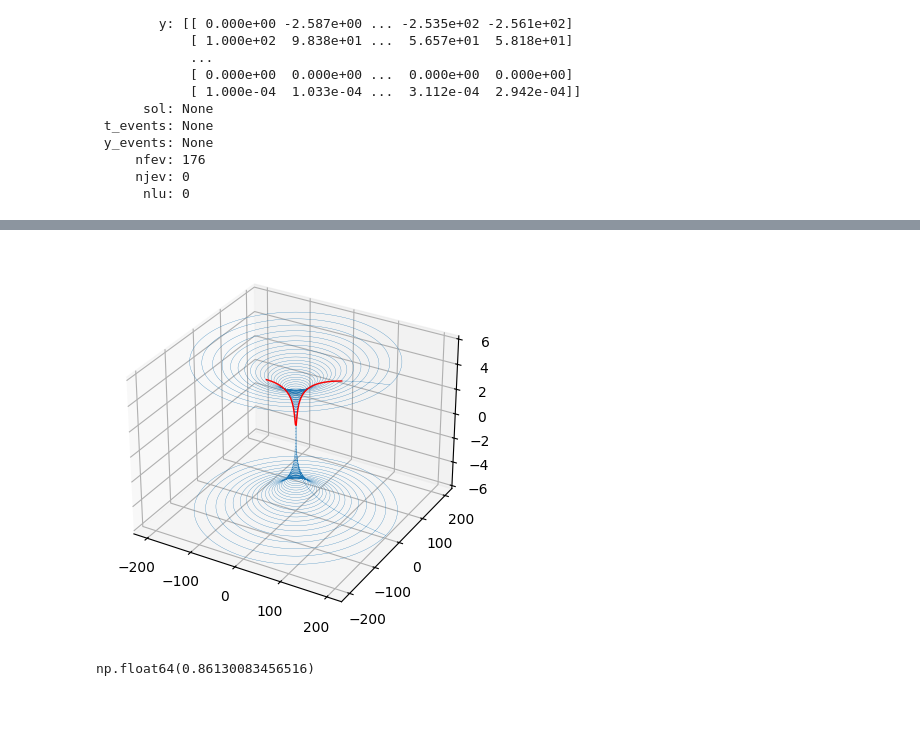
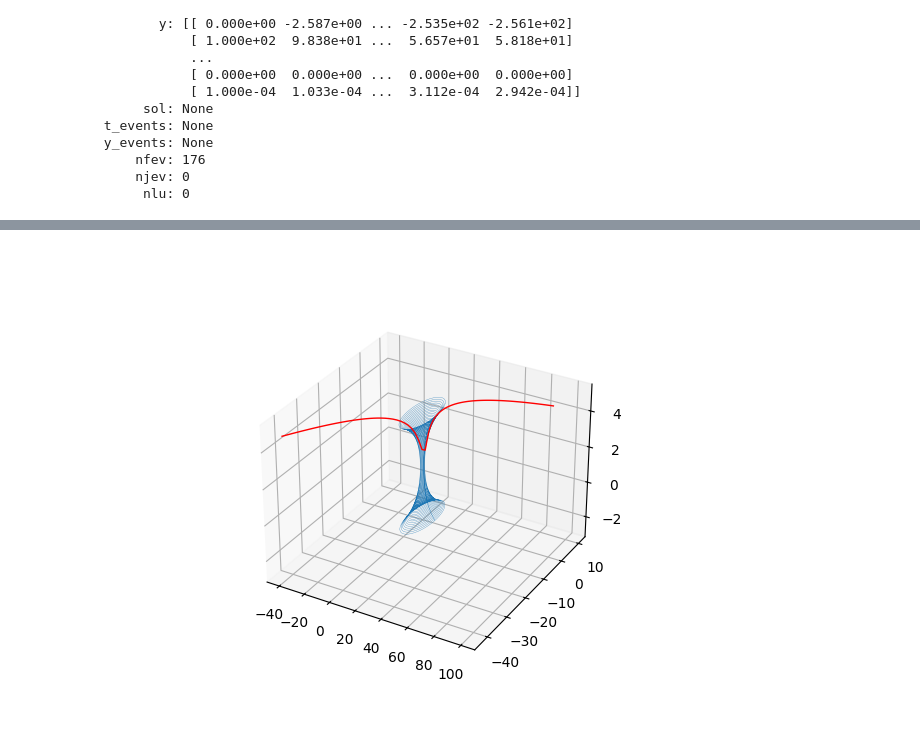
Before and after one commit to uo-phys/gr-winter25, a Jupyter notebook: notebooks/2 - Sympy Differential Geometry and Numerical Integration of Geodesics.ipynb, the cells around one changed output, grey strips where cells are left out. Saved outputs shown, nothing was run; the diff lists cells and outputs as text; code cells hidden in the pictures; blank space fills up the shorter version.

```diff
--- a/notebooks/2 - Sympy Differential Geometry and Numerical Integration of Geodesics.ipynb
+++ b/notebooks/2 - Sympy Differential Geometry and Numerical Integration of Geodesics.ipynb
@@ -148,7 +148,7 @@ $$
 # %% [markdown]
 Let's work in the equatorial plane ($\theta=\pi/2$) without loss of generality (due to spherical symmetry).  We'll also set $b=1$, which is like working with a dimensionless coordinate radius $r'=r/b$.
 # %%
-subs = {b: 1, θ:sp.pi/2}
+subs = {b: 1, θ: pi/2}
 Γ_ = Γ.subs(subs)
 Γ_
 # %% [output]
@@ -183,20 +183,20 @@ def F(t, y):
 
     dx_dτ = u
     du_dτ = [0, 0, 0, 0]
-    for i in range(4):
-        for j in range(4):
-            for k in range(4):
-                du_dτ[i] -= Γ_.subs({t: x[0], r: x[1], θ: x[2], φ: x[3]})[i,j,k] * u[j] * u[k]
+    for α in range(4):
+        for β in range(4):
+            for γ in range(4):
+                du_dτ[α] -= Γ_.subs({r: x[1]})[α, β, γ] * u[β] * u[γ]
     return np.concatenate((dx_dτ, du_dτ))
 
 def construct_four_velocity(uⁱ, metric=ds2, coords=SphCoords, subs=subs):
     """Given a three-velocity and metric construct the four-velocity"""
-    uᵗ = symbols('ut', positive=True)
+    uᵗ = symbols('ut')
     u = [uᵗ] + uⁱ
     norm = sp.simplify('1')
     for α, e_α in enumerate(coords.base_vectors()):
         for β, e_β in enumerate(coords.base_vectors()):
-            g_αβ = ds2.rcall(e_α , e_β)
+            g_αβ = ds2.rcall(e_α, e_β)
             norm += g_αβ * u[α] * u[β]
     u[0] = sp.solve(norm.subs(subs), uᵗ)[0]
     return u
@@ -289,15 +289,15 @@ ngrid = 100
 zs = np.linspace(-3, 3, ngrid)
 ρs = ρ(zs)
 
-ϕs, zs = np.meshgrid(np.linspace(0, 2*np.pi, ngrid), np.linspace(-3, 3, ngrid))
+φs, zs = np.meshgrid(np.linspace(0, 2*np.pi, ngrid), zs)
 ρs = ρ(zs)
 
-xs = (ρs*np.cos(ϕs)).flatten()
-ys = (ρs*np.sin(ϕs)).flatten()
+xs = (ρs * np.cos(φs)).flatten()
+ys = (ρs * np.sin(φs)).flatten()
 zs = zs.flatten()
 
 fig = plt.figure()
 ax = fig.add_subplot(projection='3d')
 
-ax.plot(xs, ys, zs, linewidth=0.2)
+ax.plot(xs, ys, zs, linewidth=0.2);
 # %% [output]
@@ -426,13 +398,11 @@ plot_trajectory_on_embedding(sol.y);
 # %%
-ngrid = 100
 Tmax = 200
 T = np.linspace(0, Tmax, 100)
 
 xₒ = [0, 100, np.pi/2, 0]
-
-uₒⁱ = [-.8, 0, .0001]
+uₒⁱ = [-0.8, 0, 0.0001]
 uₒ = eval_four_vector_field(construct_four_velocity(uₒⁱ), xₒ)
-sol = solve_ivp(F, [T[0], T[-1]], xₒ+uₒ, t_eval=T)
+sol = solve_ivp(F, [T[0], T[-1]], xₒ + uₒ, t_eval=T)
 sol
 # %% [output]
   message: The solver successfully reached the end of the integration interval.
@@ -457,8 +427,4 @@ plot_double_polar(sol.y);
 # %%
-plot_trajectory_on_embedding(sol.y, zmax=6);
+plot_trajectory_on_embedding(sol.y);
 # %% [output]
-[figure, old version]
+[figure, new version]
-# %%
-min(sol.y[1])
-# %% [output]
-np.float64(0.86130083456516)
```
Also changed, not shown: parts of 16 cells of this notebook.
